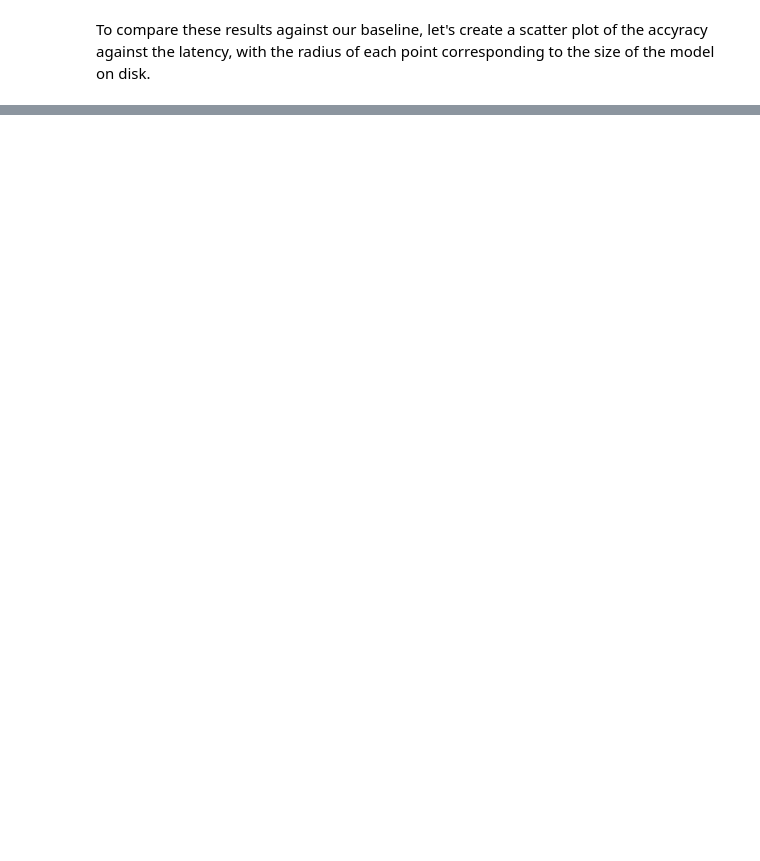
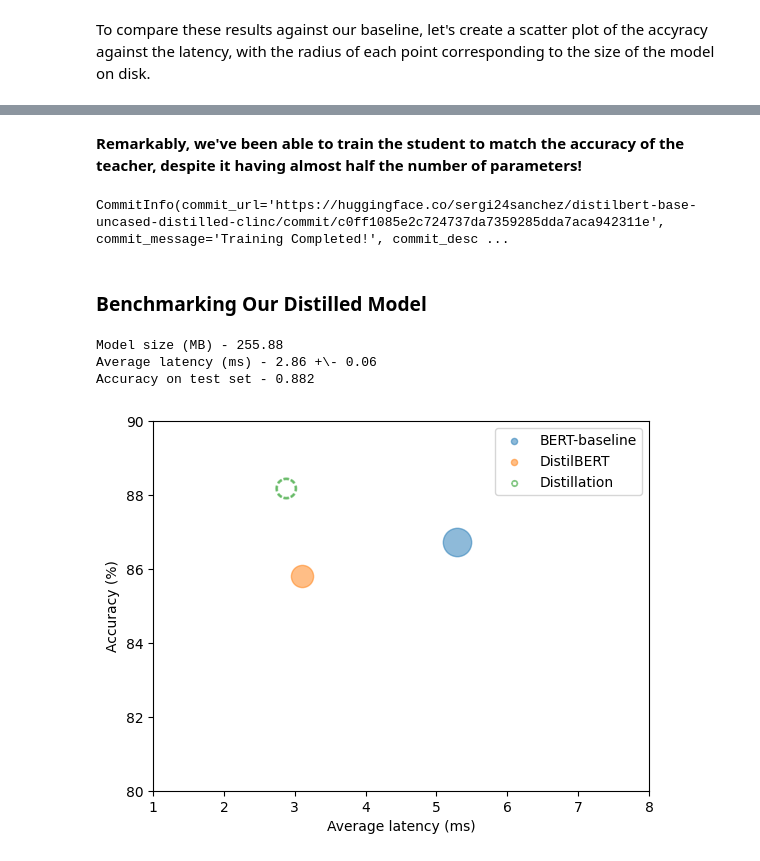
Before and after one commit to sergi24sanchez/Learning, a Jupyter notebook: NLPTransformers/transformers_efficiency.ipynb, the cells around one changed output, grey strips where cells are left out. Drawn from its saved outputs; the diff is of its cells as text; code cells hidden in the pictures; blank space fills up the shorter version.

```diff
--- a/NLPTransformers/transformers_efficiency.ipynb
+++ b/NLPTransformers/transformers_efficiency.ipynb
@@ -349,0 +522,22 @@ Let's see if we can close that last gap by including the distillation loss of th
+# %% [markdown]
+**Remarkably, we've been able to train the student to match the accuracy of the teacher, despite it having almost half the number of parameters!**
+# %%
+distil_trainer.push_to_hub("Training Completed!")
+# %% [output]
+CommitInfo(commit_url='https://huggingface.co/sergi24sanchez/distilbert-base-uncased-distilled-clinc/commit/c0ff1085e2c724737da7359285dda7aca942311e', commit_message='Training Completed!', commit_desc ...
+# %% [markdown]
+### Benchmarking Our Distilled Model
+# %%
+distilled_ckpt = "sergi24sanchez/distilbert-base-uncased-distilled-clinc"
+pipe = pipeline("text-classification", model=distilled_ckpt, device=0)
+optim_type = "Distillation"
+pb = PerformanceBenchmark(pipe, clinc["test"], optim_type=optim_type)
+perf_metrics.update(pb.run_benchmark())
+# %% [output]
+Model size (MB) - 255.88
+Average latency (ms) - 2.86 +\- 0.06
+Accuracy on test set - 0.882
+# %%
+plot_metrics(perf_metrics, optim_type)
+# %% [output]
+[figure, added]
```
Also changed, not shown: parts of 25 cells of this notebook.
